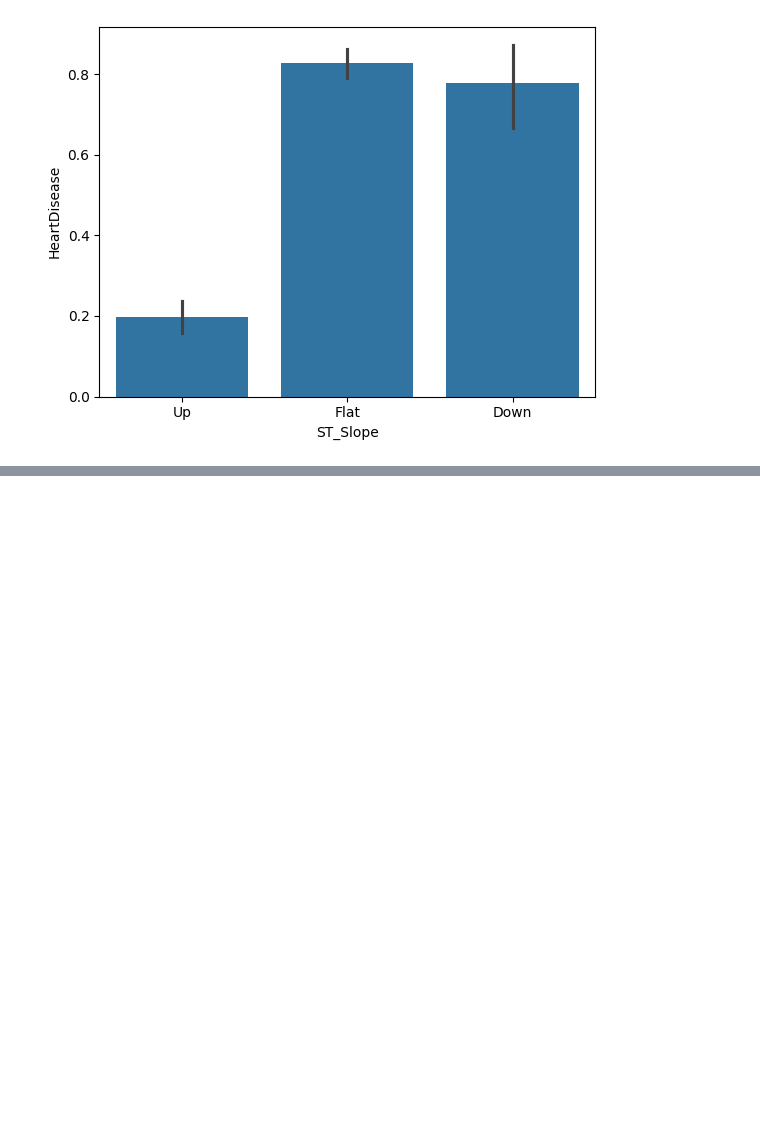
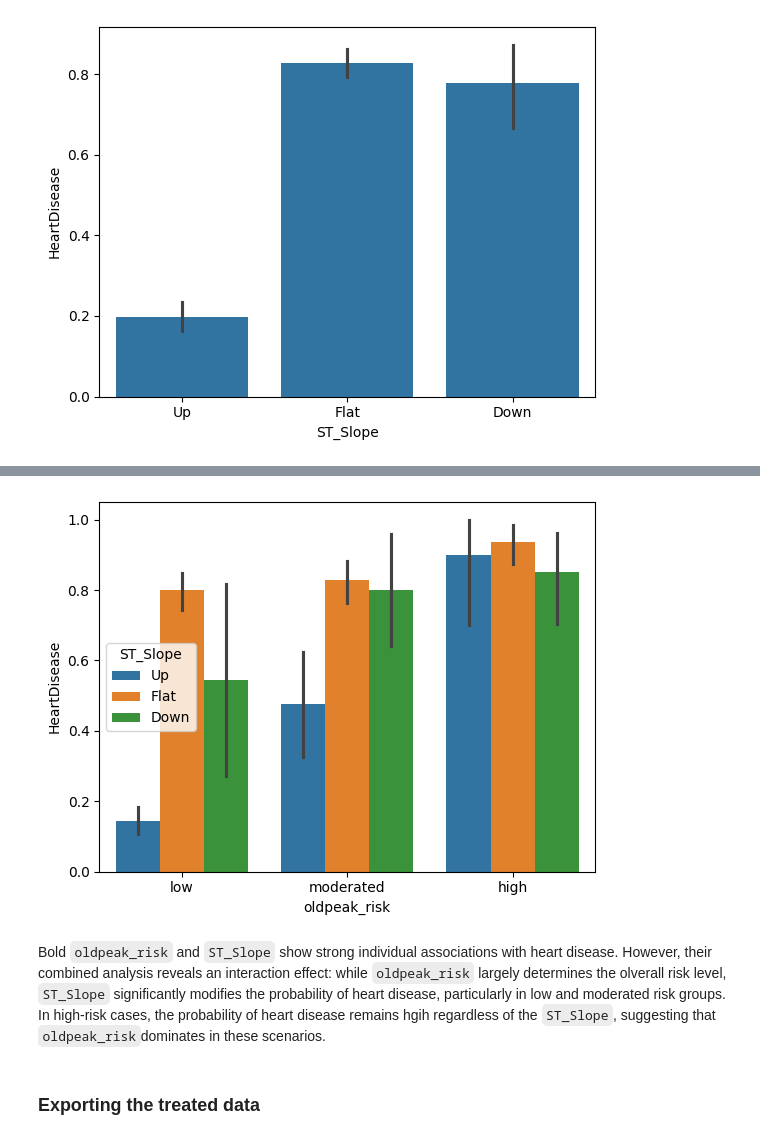
Before and after one commit to Newtan999/NewML, a Jupyter notebook: notebooks/01_eda.ipynb, the cells around one changed output, grey strips where cells are left out. Cells and saved outputs as stored; diff of their text form; code cells hidden in the pictures; blank space fills up the shorter version.

````diff
--- a/notebooks/01_eda.ipynb
+++ b/notebooks/01_eda.ipynb
@@ -526,0 +581,8 @@ sns.barplot(x="ST_Slope", y="HeartDisease", data=df);
+# %%
+sns.barplot(x="oldpeak_risk", y="HeartDisease", hue="ST_Slope", data=df, order=["low", "moderated", "high"], hue_order=["Up", "Flat", "Down"]);
+# %% [output]
+[figure, added]
+# %% [markdown]
+Bold ```oldpeak_risk``` and ```ST_Slope``` show strong individual associations with heart disease. However, their combined analysis reveals an interaction effect: while ```oldpeak_risk``` largely determines the olverall risk level, ```ST_Slope``` significantly modifies the probability of heart disease, particularly in low and moderated risk groups. In high-risk cases, the probability of heart disease remains hgih regardless of the ```ST_Slope```, suggesting that ```oldpeak_risk```dominates in these scenarios.
+# %% [markdown]
+### Exporting the treated data
````
Also changed, not shown: parts of 10 cells of this notebook, 1 other file.
